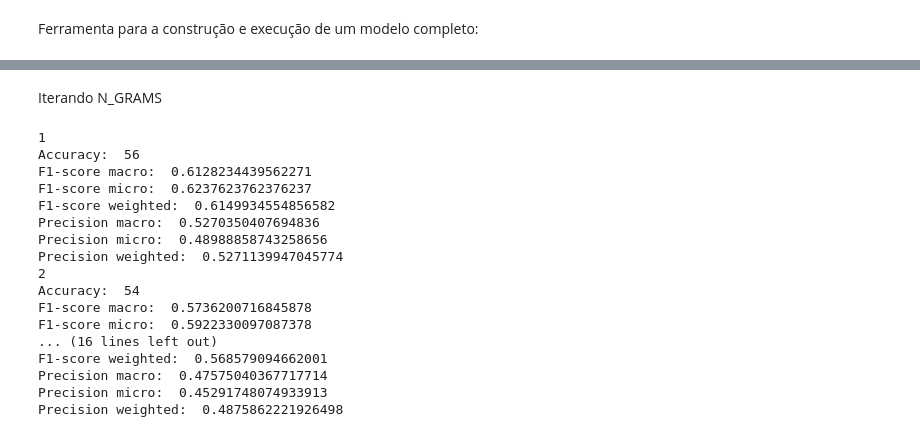
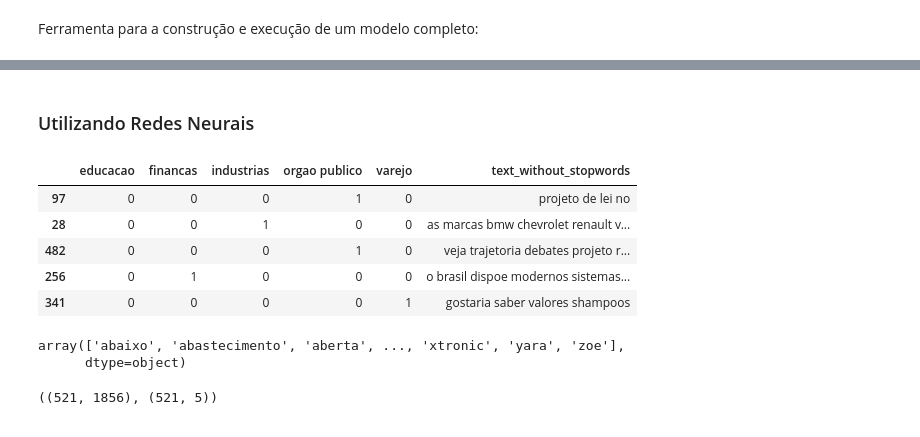
Before and after one commit to vector-b/ExpressionMultiLabelClassification, a Jupyter notebook: dev-nlp-phrases.ipynb, the cells around one changed output, grey strips where cells are left out. Saved outputs shown, nothing was run; the diff lists cells and outputs as text; code cells hidden in the pictures.

```diff
--- a/dev-nlp-phrases.ipynb
+++ b/dev-nlp-phrases.ipynb
@@ -546,25 +535,2 @@ Precision weighted:  0.5222146584978443
-# %% [markdown]
-Iterando N_GRAMS
-# %%
-params = {'min_samples_split': 5, 'n_estimators': 1000}
-for i in range(4):
-    print(i+1)
-    build_model(df = df_clean, n_grams=i+1, model= model, column='text_without_stopwords', params=params, test_size=0.2)
-# %% [output]
-1
-Accuracy:  56
-F1-score macro:  0.6128234439562271
-F1-score micro:  0.6237623762376237
-F1-score weighted:  0.6149934554856582
-Precision macro:  0.5270350407694836
-Precision micro:  0.48988858743258656
-Precision weighted:  0.5271139947045774
-2
-Accuracy:  54
-F1-score macro:  0.5736200716845878
-F1-score micro:  0.5922330097087378
-... (16 lines left out)
-F1-score weighted:  0.568579094662001
-Precision macro:  0.47575040367717714
-Precision micro:  0.45291748074933913
-Precision weighted:  0.4875862221926498
+# %% [markdown]
+### Utilizando Redes Neurais
@@ -570,0 +546,9 @@ Precision weighted:  0.4875862221926498
+# %%
+df.sample(5)
+# %% [output]
+|  | educacao | financas | industrias | orgao publico | varejo | text_without_stopwords |
+| 97 | 0 | 0 | 0 | 1 | 0 | projeto de lei no |
+| 28 | 0 | 0 | 1 | 0 | 0 | as marcas bmw chevrolet renault v... |
+| 482 | 0 | 0 | 0 | 1 | 0 | veja trajetoria debates projeto r... |
+| 256 | 0 | 1 | 0 | 0 | 0 | o brasil dispoe modernos sistemas... |
+| 341 | 0 | 0 | 0 | 0 | 1 | gostaria saber valores shampoos |
@@ -570,0 +560,9 @@ Precision weighted:  0.4875862221926498
+# %%
+tfidf.get_feature_names_out()
+# %% [output]
+array(['abaixo', 'abastecimento', 'aberta', ..., 'xtronic', 'yara', 'zoe'],
+      dtype=object)
+# %%
+X.shape, y.shape
+# %% [output]
+((521, 1856), (521, 5))
```
Also changed, not shown: parts of 29 cells of this notebook, 9 other files.
